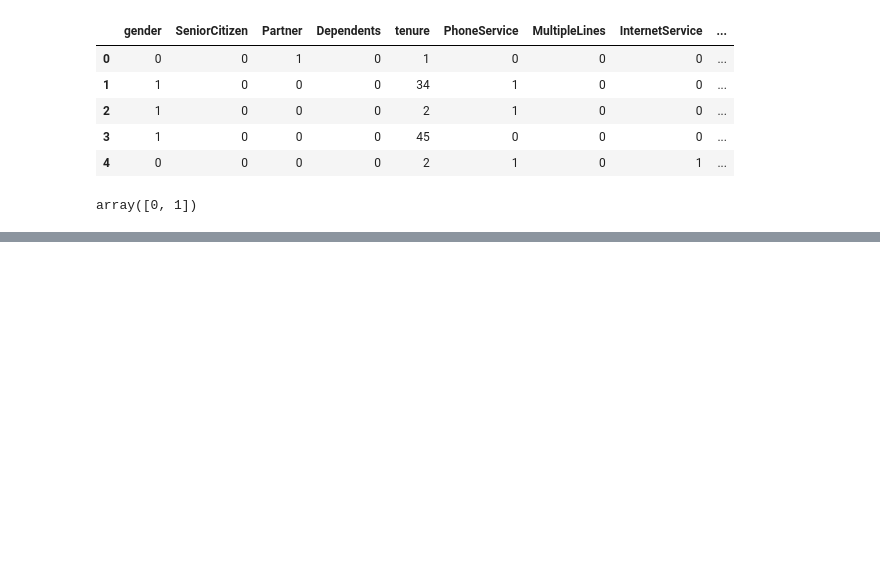
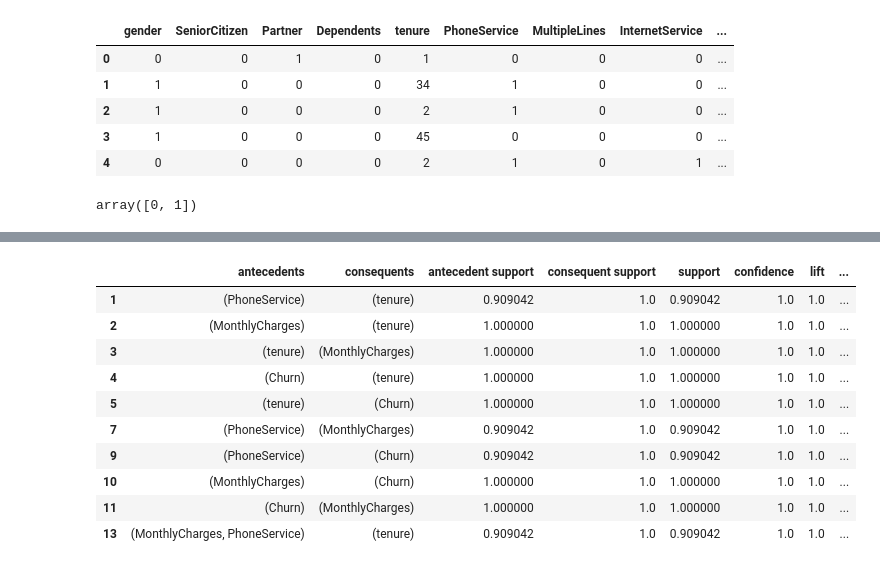
Before and after one commit to SohelRaja/Customer-Churn-Analysis, a Jupyter notebook: Association Rule Mining/AssociationRuleMining(On_original_dataset) (1).ipynb, the cells around one changed output, grey strips where cells are left out. Cells and saved outputs as stored; diff of their text form; code cells hidden in the pictures; blank space fills up the shorter version.

```diff
--- a/Association Rule Mining/AssociationRuleMining(on_original_dataset).ipynb
+++ b/Association Rule Mining/AssociationRuleMining(On_original_dataset) (1).ipynb
@@ -88,2 +99,16 @@ rules.head()
+# %%
+rules.head(10)
+# %% [output]
+|  | antecedents | consequents | antecedent support | consequent support | support | confidence | lift | ... |
+| 1 | (PhoneService) | (tenure) | 0.909042 | 1.0 | 0.909042 | 1.0 | 1.0 | ... |
+| 2 | (MonthlyCharges) | (tenure) | 1.000000 | 1.0 | 1.000000 | 1.0 | 1.0 | ... |
+| 3 | (tenure) | (MonthlyCharges) | 1.000000 | 1.0 | 1.000000 | 1.0 | 1.0 | ... |
+| 4 | (Churn) | (tenure) | 1.000000 | 1.0 | 1.000000 | 1.0 | 1.0 | ... |
+| 5 | (tenure) | (Churn) | 1.000000 | 1.0 | 1.000000 | 1.0 | 1.0 | ... |
+| 7 | (PhoneService) | (MonthlyCharges) | 0.909042 | 1.0 | 0.909042 | 1.0 | 1.0 | ... |
+| 9 | (PhoneService) | (Churn) | 0.909042 | 1.0 | 0.909042 | 1.0 | 1.0 | ... |
+| 10 | (MonthlyCharges) | (Churn) | 1.000000 | 1.0 | 1.000000 | 1.0 | 1.0 | ... |
+| 11 | (Churn) | (MonthlyCharges) | 1.000000 | 1.0 | 1.000000 | 1.0 | 1.0 | ... |
+| 13 | (MonthlyCharges, PhoneService) | (tenure) | 0.909042 | 1.0 | 0.909042 | 1.0 | 1.0 | ... |
 # %%
 # Building the model when Churn=1
```
Also changed, not shown: parts of 7 cells of this notebook, 2 other files.
